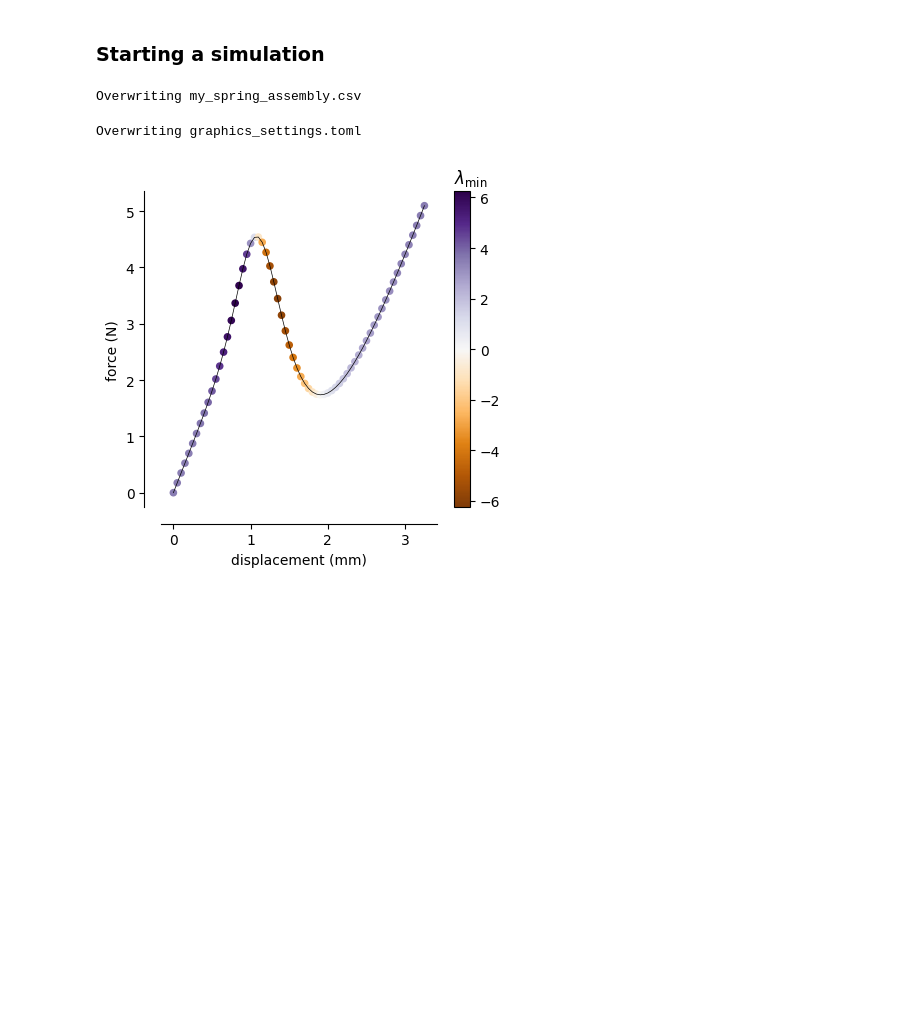
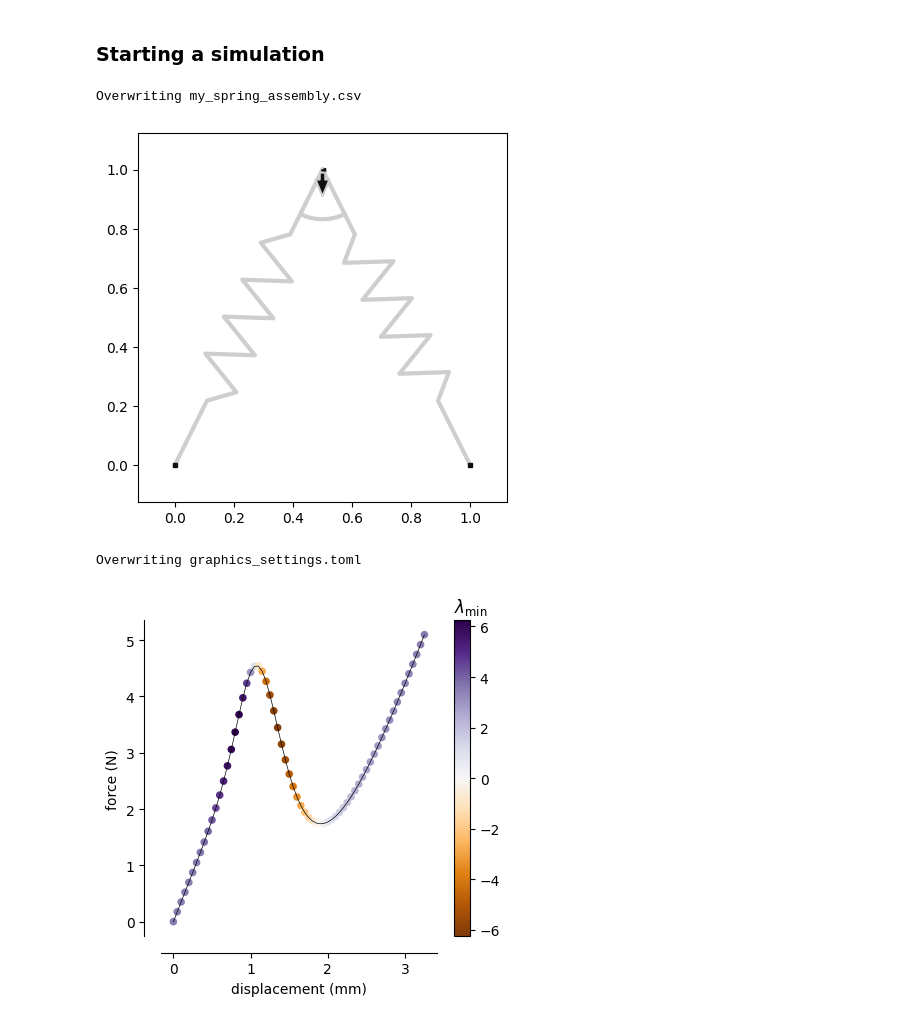
Before and after one commit to ducarme/springable, a Jupyter notebook: getting_started.ipynb, the cells around one changed output. Drawn from its saved outputs; the diff is of its cells as text; code cells hidden in the pictures; blank space fills up the shorter version.

```diff
--- a/getting_started.ipynb
+++ b/getting_started.ipynb
@@ -17,6 +18,10 @@ LOADING
 2, Y, -5.0
 # %% [output]
 Overwriting my_spring_assembly.csv
+# %%
+sv.make_drawing('my_spring_assembly.csv', '')
+# %% [output]
+[figure, added]
 # %%
 %%writefile graphics_settings.toml
 [general_options]
```
Also changed, not shown: parts of 5 cells of this notebook, 1 other file.
